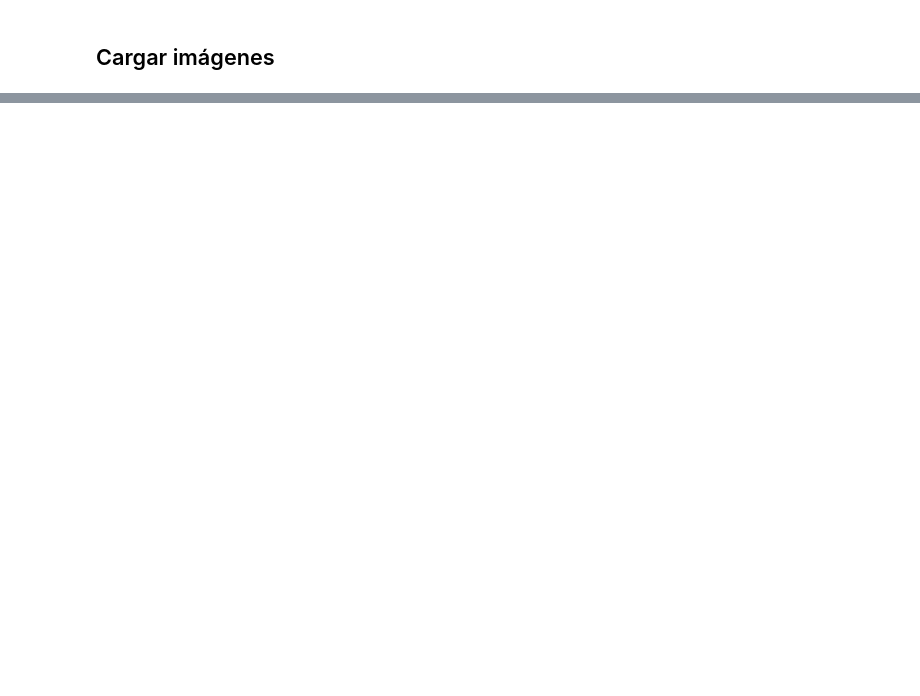
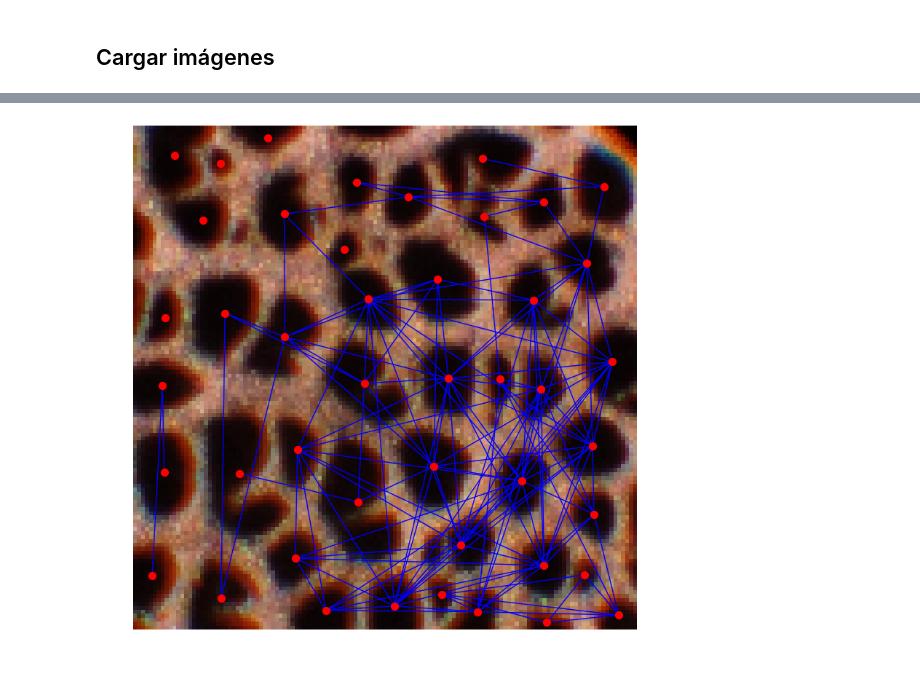
Before and after one commit to wDavid98/GNN_MFs, a Jupyter notebook: image_to_graphs.ipynb, the cells around one changed output, grey strips where cells are left out. Drawn from its saved outputs; the diff is of its cells as text; code cells hidden in the pictures; blank space fills up the shorter version.

```diff
--- a/image_to_graphs.ipynb
+++ b/image_to_graphs.ipynb
@@ -410,0 +380,74 @@ plt.tight_layout()
+# %%
+## Creación de grafos por proximiidad de los features de los poros
+## crear grafo
+G = nx.Graph()
+
+## añadir nodos definidos por su posición x,y, y features
+for i in range(len(pores_location)):
+    ## node properties
+    x = pores_location['cx'].to_numpy()[i]
+    y = pores_location['cy'].to_numpy()[i]
+    area = pores_features['area'].to_numpy()[i]
+    perimeter = pores_features['perimeter'].to_numpy()[i]
+    eq_diameter = pores_features['eq_diameter'].to_numpy()[i]
+
+    ## add node
+    G.add_node(i,pos=(x,y),area=area,perimeter=perimeter,eq_diameter=eq_diameter)
+
+## función para calcular la similitud entre dos nodos
+def get_similitud(node1,node2,similitud='euclidean'):
+    ## extraer features
+    features1 = [node1['area'],node1['perimeter'],node1['eq_diameter'],node1['pos'][0],node1['pos'][1]]
+    features2 = [node2['area'],node2['perimeter'],node2['eq_diameter'],node2['pos'][0],node2['pos'][1]]
+    ## calcular similitud
+    if similitud == 'euclidean':
+        sim = np.sqrt(np.sum((np.array(features1) - np.array(features2))**2))
+    elif similitud == 'manhattan':
+        sim = np.sum(np.abs(np.array(features1) - np.array(features2)))
+    elif similitud == 'dot_product':
+        sim = np.dot(np.array(features1),np.array(features2))
+    elif similitud == 'relative':
+        features1 = np.array(features1)
+        features2 = np.array(features2)
+        sim = np.mean(((np.abs(features1-features2)/np.abs(features1)) + (np.abs(features2-features1)/np.abs(features2)))/2)
+    else:
+        sim = None
+
+    return sim
+
+
+## construir mamtrix de similitud entre nodos
+sim_matrix = np.zeros((len(pores_location),len(pores_location)))
+for i in range(len(pores_location)):
+    for j in range(len(pores_location)):
+        node1 = G.nodes[i]
+        node2 = G.nodes[j]
+        sim_matrix[i,j] = get_similitud(node1,node2,similitud='relative')
+
+
+sim_matrix = pd.DataFrame(sim_matrix)
+
+## normalize sim_matrix
+mean_sim = np.mean(sim_matrix.to_numpy())
+std_sim = np.std(sim_matrix.to_numpy())
+
+## umbral para establecer la conexión entre nodos
+thold = 0.35
+
+## añadir aristas a partir de la matriz de similitud
+for i in range(len(pores_location)):
+    for j in range(len(pores_location)):
+        if sim_matrix.to_numpy()[i,j] < thold and i != j:
+            G.add_edge(i,j,weight=sim_matrix.to_numpy()[i,j])
+
+## dibujar grafo sobre la imagen original
+plt.figure(figsize=(10,10))
+## redimensionar imagen para que se ajuste al grafo 128x128
+image = cv2.resize(image,(128,128))
+plt.imshow(image)
+plt.axis('off')
+## dibujar nodos
+pos = nx.get_node_attributes(G,'pos')
+nx.draw(G,pos,node_size=50,node_color='red',with_labels=False,edge_color='blue')
+# %% [output]
+[figure, added]
```
Also changed, not shown: parts of 8 cells of this notebook, 1 other file.
